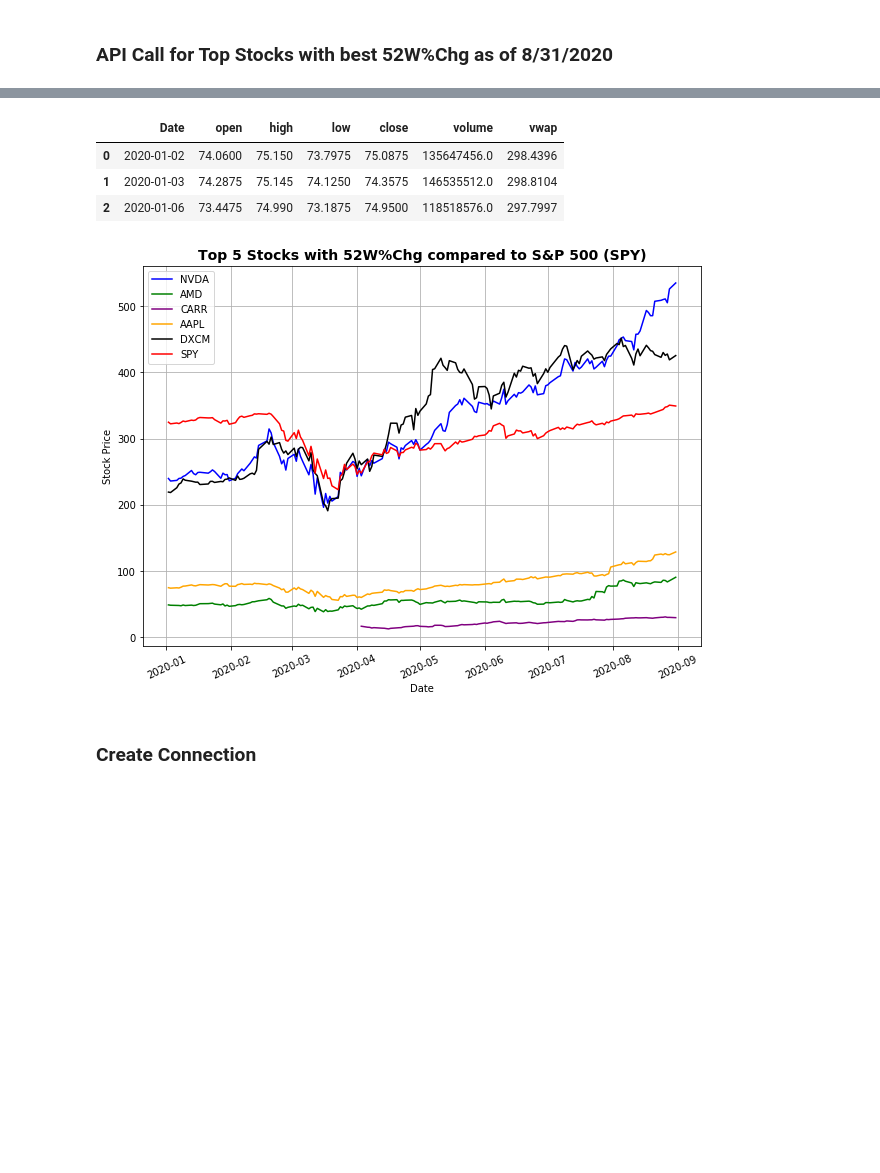
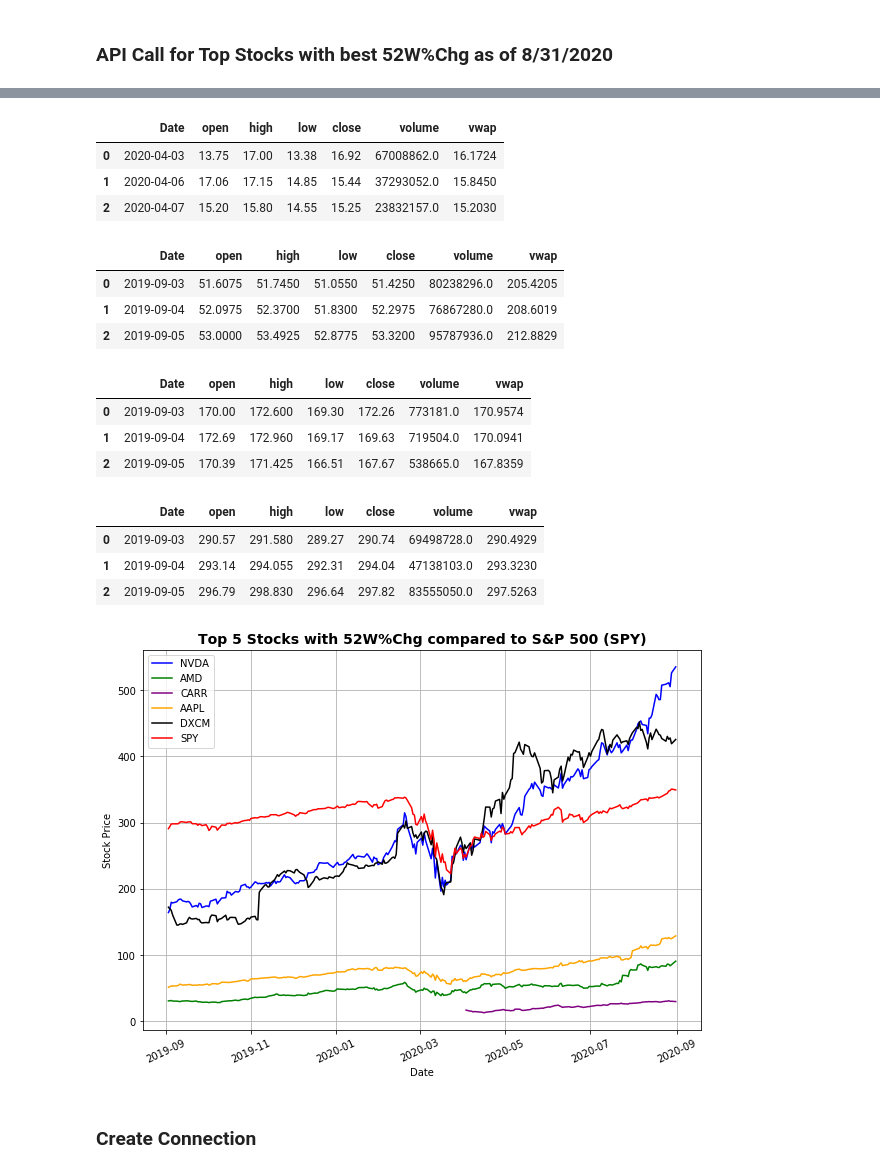
Before and after one commit to jakebyford/sp500, a Jupyter notebook: S_&_P_ETL_Pandas/Solved/S & P ETL Project.ipynb, the cells around one changed output, grey strips where cells are left out. Drawn from its saved outputs; the diff is of its cells as text; code cells hidden in the pictures; blank space fills up the shorter version.

```diff
--- a/S_&_P_ETL_Pandas/Solved/S & P ETL Project.ipynb
+++ b/S_&_P_ETL_Pandas/Solved/S & P ETL Project.ipynb
@@ -591,38 +683,83 @@ plt.show()
+# %%
+# Look up stock ticker CARR info
+carr52 = api.polygon.historic_agg_v2('CARR', 1, 'day', _from='2019-08-31', to='2020-08-31').df
+# Create Dataframe
+carr52 = pd.DataFrame(carr52)
+carr52 = carr52.reset_index()
+# Get rid of the timestamp
+carr52['timestamp'] = pd.to_datetime(carr52['timestamp']).dt.date
+carr52 = carr52.rename(columns = {'timestamp': 'Date'})
+carr52.head(3)
+# %% [output]
+|  | Date | open | high | low | close | volume | vwap |
+| 0 | 2020-04-03 | 13.75 | 17.00 | 13.38 | 16.92 | 67008862.0 | 16.1724 |
+| 1 | 2020-04-06 | 17.06 | 17.15 | 14.85 | 15.44 | 37293052.0 | 15.8450 |
+| 2 | 2020-04-07 | 15.20 | 15.80 | 14.55 | 15.25 | 23832157.0 | 15.2030 |
 # %%
 # Look up stock ticker AAPL info
 # AAPL's stock split on 8/31/20 so most of their numbers have recently changed
-aapl = api.polygon.historic_agg_v2('AAPL', 1, 'day', _from='2020-01-01', to='2020-08-31').df
+aapl52 = api.polygon.historic_agg_v2('AAPL', 1, 'day', _from='2019-08-31', to='2020-08-31').df
 # Store in DataFrame
-aapl = pd.DataFrame(aapl)
-aapl = aapl.reset_index()
+aapl52 = pd.DataFrame(aapl52)
+aapl52 = aapl52.reset_index()
 # Get rid of timestamp
-aapl['timestamp'] = pd.to_datetime(aapl['timestamp']).dt.date
-aapl = aapl.rename(columns = {'timestamp': 'Date'})
-aapl.head(3)
+aapl52['timestamp'] = pd.to_datetime(aapl52['timestamp']).dt.date
+aapl52 = aapl52.rename(columns = {'timestamp': 'Date'})
+aapl52.head(3)
 # %% [output]
 |  | Date | open | high | low | close | volume | vwap |
-| 0 | 2020-01-02 | 74.0600 | 75.150 | 73.7975 | 75.0875 | 135647456.0 | 298.4396 |
-| 1 | 2020-01-03 | 74.2875 | 75.145 | 74.1250 | 74.3575 | 146535512.0 | 298.8104 |
-| 2 | 2020-01-06 | 73.4475 | 74.990 | 73.1875 | 74.9500 | 118518576.0 | 297.7997 |
+| 0 | 2019-09-03 | 51.6075 | 51.7450 | 51.0550 | 51.4250 | 80238296.0 | 205.4205 |
+| 1 | 2019-09-04 | 52.0975 | 52.3700 | 51.8300 | 52.2975 | 76867280.0 | 208.6019 |
+| 2 | 2019-09-05 | 53.0000 | 53.4925 | 52.8775 | 53.3200 | 95787936.0 | 212.8829 |
+# %%
+# Look up stock ticker DXCM info
+dxcm52 = api.polygon.historic_agg_v2('DXCM', 1, 'day', _from='2019-08-31', to='2020-08-31').df
+# Create Dataframe
+dxcm52 = pd.DataFrame(dxcm52)
+dxcm52 = dxcm52.reset_index()
+# Get rid of the timestamp
+dxcm52['timestamp'] = pd.to_datetime(dxcm52['timestamp']).dt.date
+dxcm52 = dxcm52.rename(columns = {'timestamp': 'Date'})
+dxcm52.head(3)
+# %% [output]
+|  | Date | open | high | low | close | volume | vwap |
+| 0 | 2019-09-03 | 170.00 | 172.600 | 169.30 | 172.26 | 773181.0 | 170.9574 |
+| 1 | 2019-09-04 | 172.69 | 172.960 | 169.17 | 169.63 | 719504.0 | 170.0941 |
+| 2 | 2019-09-05 | 170.39 | 171.425 | 166.51 | 167.67 | 538665.0 | 167.8359 |
+# %%
+# Look up stock ticker SPY info for referring to S&P 500
+spy52 = api.polygon.historic_agg_v2('SPY', 1, 'day', _from='2019-08-31', to='2020-08-31').df
+# Create Dataframe
+spy52 = pd.DataFrame(spy52)
+spy52 = spy52.reset_index()
+# Get rid of the timestamp
+spy52['timestamp'] = pd.to_datetime(spy52['timestamp']).dt.date
+spy52= spy52.rename(columns = {'timestamp': 'Date'})
+spy52.head(3)
+# %% [output]
+|  | Date | open | high | low | close | volume | vwap |
+| 0 | 2019-09-03 | 290.57 | 291.580 | 289.27 | 290.74 | 69498728.0 | 290.4929 |
+| 1 | 2019-09-04 | 293.14 | 294.055 | 292.31 | 294.04 | 47138103.0 | 293.3230 |
+| 2 | 2019-09-05 | 296.79 | 298.830 | 296.64 | 297.82 | 83555050.0 | 297.5263 |
 # %%
 # Make sure ax = ax so every plot is on same Y-axis
 ax = plt.gca()
 # Plot the Top 5 stocks in S&P 500 with highest 52 week % Change
-nvda.plot(kind = 'line', x = 'Date', y = 'close', color ='blue', ax=ax, rot =25, figsize = (10,7))
-amd.plot(kind = 'line', x = 'Date', y = 'close', color ='green', ax=ax, rot =25, figsize = (10,7))
-carr.plot(kind = 'line', x = 'Date', y = 'close', color ='purple', ax=ax, rot =25, figsize = (10,7))
-aapl.plot(kind = 'line', x = 'Date', y = 'close', color ='orange', ax=ax, rot =25, figsize = (10,7))
-dxcm.plot(kind = 'line', x = 'Date', y = 'close', color ='black', ax=ax, rot =25, figsize = (10,7))
-spy.plot(kind = 'line', x = 'Date', y = 'close', color ='red', ax=ax, rot=25, figsize = (10,7))
+nvda52.plot(kind = 'line', x = 'Date', y = 'close', color ='blue', ax=ax, rot =25, figsize = (10,7))
+amd52.plot(kind = 'line', x = 'Date', y = 'close', color ='green', ax=ax, rot =25, figsize = (10,7))
+carr52.plot(kind = 'line', x = 'Date', y = 'close', color ='purple', ax=ax, rot =25, figsize = (10,7))
+aapl52.plot(kind = 'line', x = 'Date', y = 'close', color ='orange', ax=ax, rot =25, figsize = (10,7))
+dxcm52.plot(kind = 'line', x = 'Date', y = 'close', color ='black', ax=ax, rot =25, figsize = (10,7))
+spy52.plot(kind = 'line', x = 'Date', y = 'close', color ='red', ax=ax, rot=25, figsize = (10,7))
 ax.legend(["NVDA", "AMD", "CARR", "AAPL", "DXCM", "SPY"])
 plt.grid()
 plt.title('Top 5 Stocks with 52W%Chg compared to S&P 500 (SPY)', fontsize = 14, fontweight = 'bold')
 plt.ylabel('Stock Price')
 # Save Image
 plt.savefig('../Resources/assets/images/Line_Top_5_52WPerChg')
 plt.show()
 # %% [output]
-[figure, old version]
+[figure, new version]
 # %% [markdown]
 ### Create Connection
 # %%
```
Also changed, not shown: parts of 31 cells of this notebook, 23 other files.
